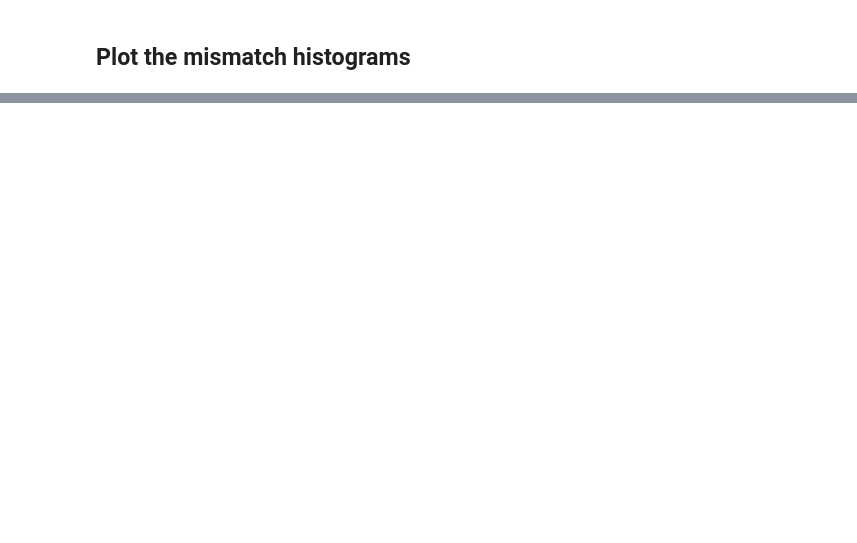
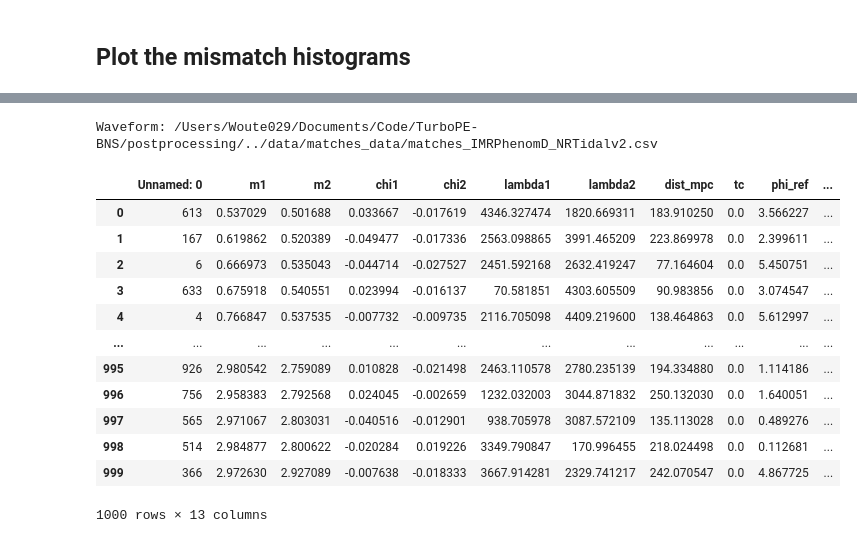
Before and after one commit to ThibeauWouters/TurboPE-BNS, a Jupyter notebook: postprocessing/plot_ripple_matches.ipynb, the cells around one changed output, grey strips where cells are left out. Saved outputs shown, nothing was run; the diff lists cells and outputs as text; code cells hidden in the pictures; blank space fills up the shorter version.

```diff
--- a/postprocessing/plot_ripple_matches.ipynb
+++ b/postprocessing/plot_ripple_matches.ipynb
@@ -210,0 +183,20 @@ plt.show()
+# %%
+matches_filename = os.path.join(os.getcwd(), f"../data/matches_data/matches_IMRPhenomD_NRTidalv2.csv")
+print(f"Waveform: {matches_filename}")
+matches_df = pd.read_csv(matches_filename)
+matches_df
+# %% [output]
+Waveform: /Users/Woute029/Documents/Code/TurboPE-BNS/postprocessing/../data/matches_data/matches_IMRPhenomD_NRTidalv2.csv
+|  | Unnamed: 0 | m1 | m2 | chi1 | chi2 | lambda1 | lambda2 | dist_mpc | tc | phi_ref | ... |
+| 0 | 613 | 0.537029 | 0.501688 | 0.033667 | -0.017619 | 4346.327474 | 1820.669311 | 183.910250 | 0.0 | 3.566227 | ... |
+| 1 | 167 | 0.619862 | 0.520389 | -0.049477 | -0.017336 | 2563.098865 | 3991.465209 | 223.869978 | 0.0 | 2.399611 | ... |
+| 2 | 6 | 0.666973 | 0.535043 | -0.044714 | -0.027527 | 2451.592168 | 2632.419247 | 77.164604 | 0.0 | 5.450751 | ... |
+| 3 | 633 | 0.675918 | 0.540551 | 0.023994 | -0.016137 | 70.581851 | 4303.605509 | 90.983856 | 0.0 | 3.074547 | ... |
+| 4 | 4 | 0.766847 | 0.537535 | -0.007732 | -0.009735 | 2116.705098 | 4409.219600 | 138.464863 | 0.0 | 5.612997 | ... |
+| ... | ... | ... | ... | ... | ... | ... | ... | ... | ... | ... | ... |
+| 995 | 926 | 2.980542 | 2.759089 | 0.010828 | -0.021498 | 2463.110578 | 2780.235139 | 194.334880 | 0.0 | 1.114186 | ... |
+| 996 | 756 | 2.958383 | 2.792568 | 0.024045 | -0.002659 | 1232.032003 | 3044.871832 | 250.132030 | 0.0 | 1.640051 | ... |
+| 997 | 565 | 2.971067 | 2.803031 | -0.040516 | -0.012901 | 938.705978 | 3087.572109 | 135.113028 | 0.0 | 0.489276 | ... |
+| 998 | 514 | 2.984877 | 2.800622 | -0.020284 | 0.019226 | 3349.790847 | 170.996455 | 218.024498 | 0.0 | 0.112681 | ... |
+| 999 | 366 | 2.972630 | 2.927089 | -0.007638 | -0.018333 | 3667.914281 | 2329.741217 | 242.070547 | 0.0 | 4.867725 | ... |
+1000 rows × 13 columns
```
Also changed, not shown: parts of 17 cells of this notebook, 13 other files.
